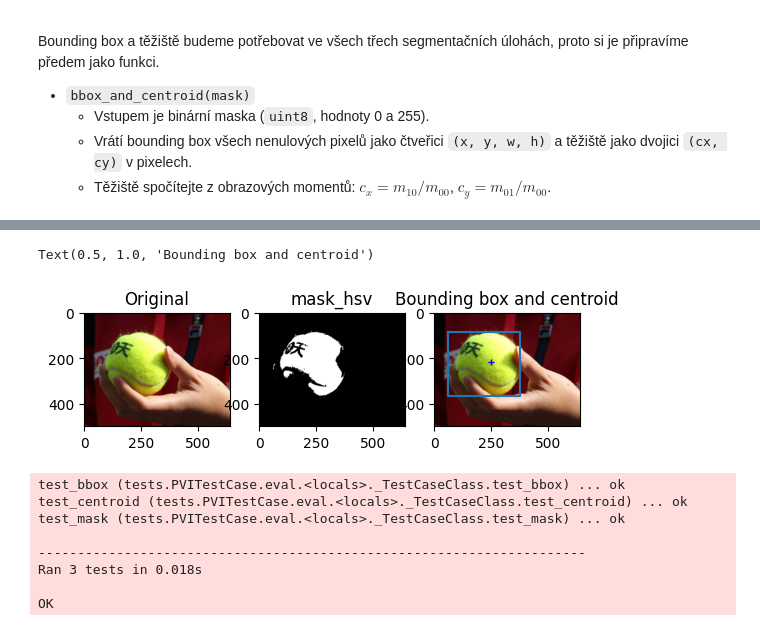
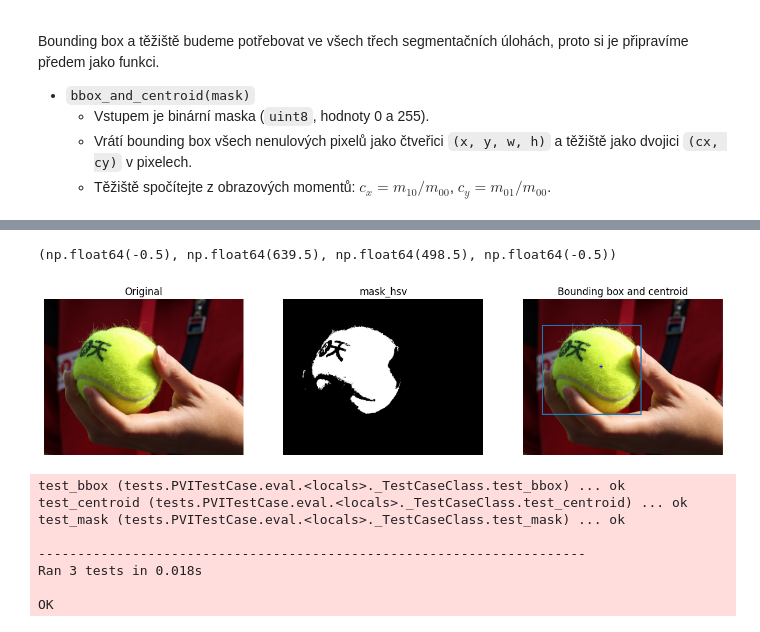
Before and after one commit to MichalPKN/pvi, a Jupyter notebook: assignments/colors.ipynb, the cells around one changed output, grey strips where cells are left out. Cells and saved outputs as stored; diff of their text form; code cells hidden in the pictures.

```diff
--- a/assignments/colors.ipynb
+++ b/assignments/colors.ipynb
@@ -198,35 +223,40 @@ Vzorový výstup:
 
 hsv = cv.cvtColor(rgb, cv.COLOR_RGB2HSV)
 # plt.imshow(hsv)
 mask_hsv = np.zeros_like(hsv[:, :, 0], dtype=np.uint8)
 h = hsv[:, :, 0]
 v = hsv[:, :, 2]
 h_mask = (h > 20) & (h < 100)
 v_mask = v > 120
 mask_hsv[h_mask & v_mask] = 255
 
 bbox_hsv, centroid_hsv = bbox_and_centroid(mask_hsv)
 
 #plot 3 images
+plt.figure(figsize=(15, 5))
 plt.subplot(1, 3, 1)
 plt.imshow(rgb)
 plt.title("Original")
+plt.axis("off")
 
 plt.subplot(1, 3, 2)
 plt.imshow(mask_hsv, cmap="gray")
 plt.title("mask_hsv")
+plt.axis("off")
 
 ax = plt.subplot(1, 3, 3)
 ax.imshow(rgb)
 x, y, w, h = bbox_hsv
 ax.plot([x, x + w, x + w, x, x], [y, y, y + h, y + h, y])
 ax.plot(centroid_hsv[0], centroid_hsv[1], "b+", markersize=5)
 ax.set_title("Bounding box and centroid")
+plt.axis("off")
+
 
 ########################################
 # %% [output]
-Text(0.5, 1.0, 'Bounding box and centroid')
+(np.float64(-0.5), np.float64(639.5), np.float64(498.5), np.float64(-0.5))
-[figure, old version]
+[figure, new version]
 # %%
 test_colors.TestSegmentationHSV.eval(mask=mask_hsv, bbox=bbox_hsv, centroid=centroid_hsv)
 # %% [output]
```
Also changed, not shown: parts of 8 cells of this notebook, 1 other file.
